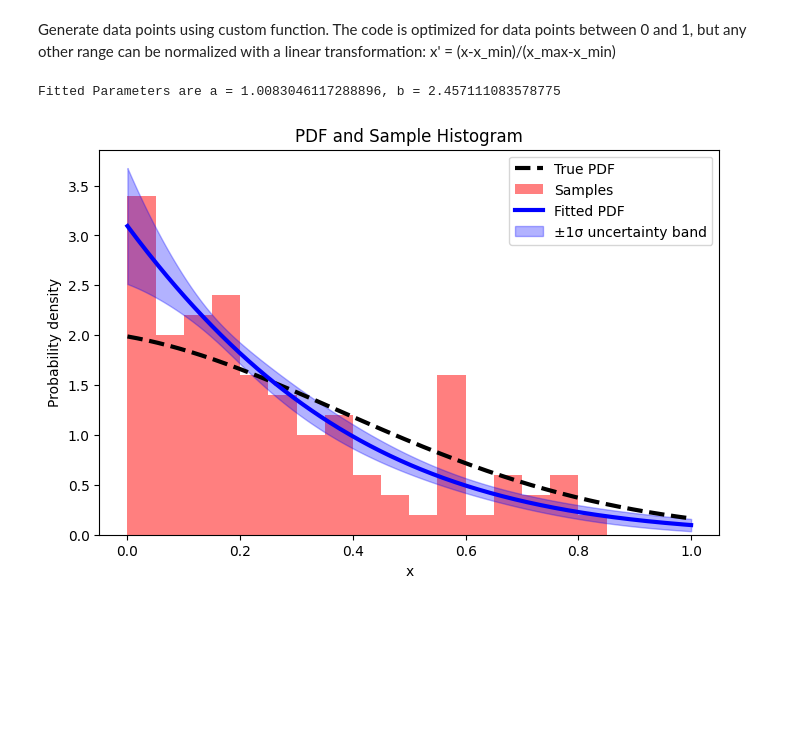
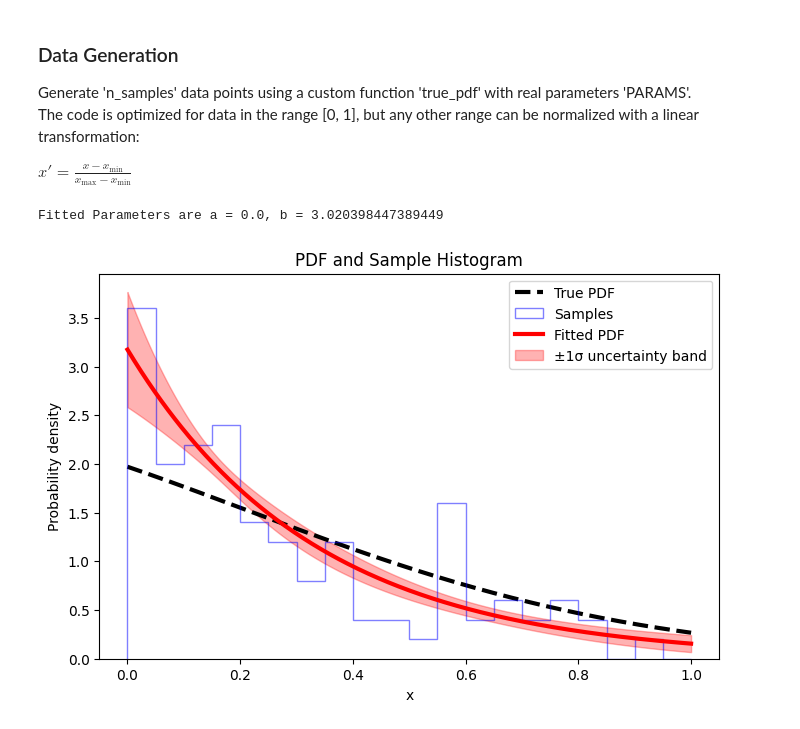
Before and after one commit to YuvalFrid/lgcp-background-modeling, a Jupyter notebook: notebooks/BKG_Fit.ipynb, the cells around one changed output. Saved outputs shown, nothing was run; the diff lists cells and outputs as text; code cells hidden in the pictures; blank space fills up the shorter version.

```diff
--- a/notebooks/BKG_Fit.ipynb
+++ b/notebooks/BKG_Fit.ipynb
@@ -22,20 +9,23 @@ from utils.LGCP_Torch import *
 # %% [markdown]
-Generate data points using custom function.
-The code is optimized for data points between 0 and 1, but any other range can be normalized with a linear transformation:
-x' = (x-x_min)/(x_max-x_min)
+### Data Generation
+
+Generate 'n_samples' data points using a custom function 'true_pdf' with real parameters 'PARAMS'.
+The code is optimized for data in the range \[0, 1\], but any other range can be normalized with a linear transformation:
+
+$x' = \frac{x - x_{\text{min}}}{x_{\text{max}} - x_{\text{min}}}$
 # %%
 
 true_pdf = lambda x, a, b: np.exp(-a*x**2 - b*x) ###
 n_samples = 100
-PARAMS = [2,0.5]
+PARAMS = [1,1]
 seed = 1
 
 function_model = CustomPDFModel(true_pdf,PARAMS,n_samples,seed)
 
 samples = function_model.sample() # Samples n_samples from true_pdf
 fitted_params = function_model.fit([1,1]) # Fit the samples to the true_pdf with some initial guess
 print(f'Fitted Parameters are a = {fitted_params[0]}, b = {fitted_params[1]}')
 ref_fit,ref_unc = function_model.plot(bins = 20) # Plot results
 # %% [output]
-Fitted Parameters are a = 1.0083046117288896, b = 2.457111083578775
+Fitted Parameters are a = 0.0, b = 3.020398447389449
-[figure, old version]
+[figure, new version]
```
Also changed, not shown: parts of 4 cells of this notebook, 4 other files.
